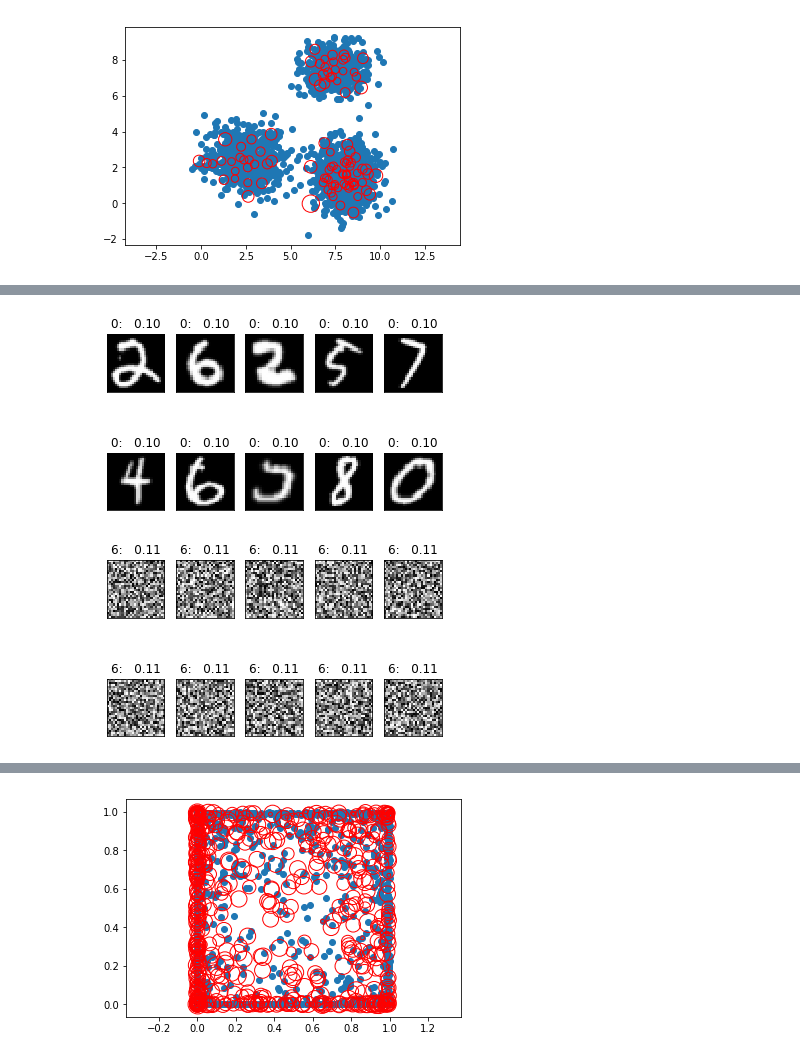
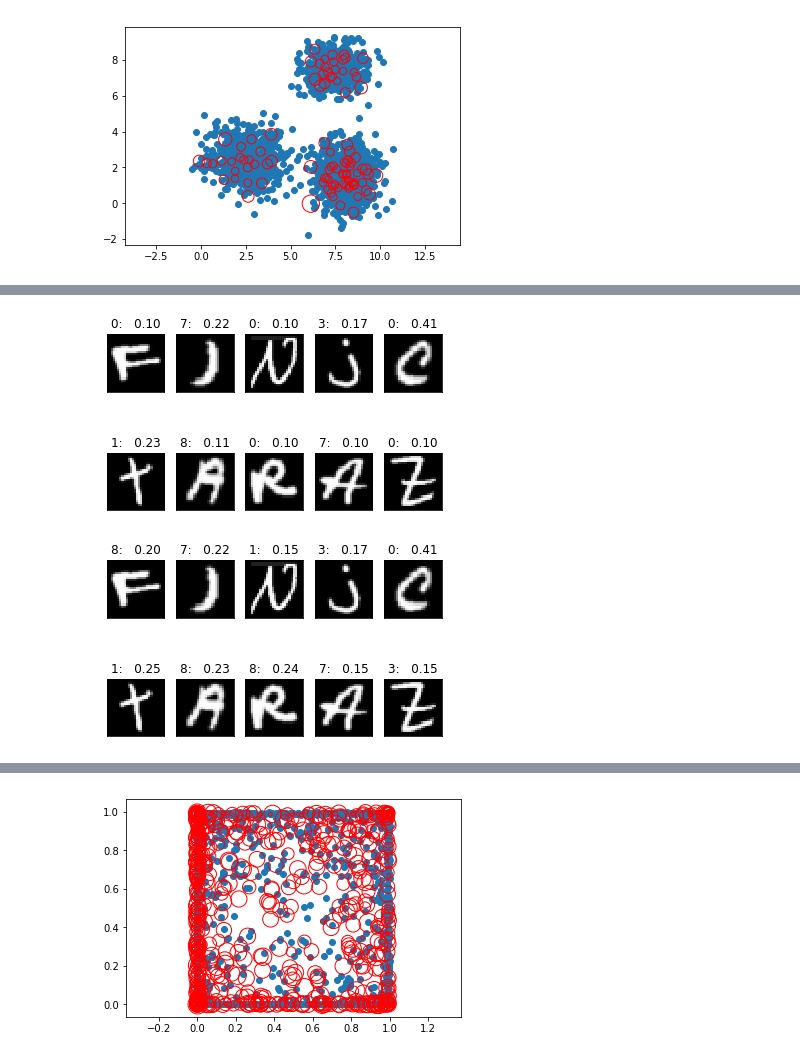
Before and after one commit to AlexMeinke/certified-certain-uncertainty, a Jupyter notebook: GMM.ipynb, the cells around one changed output, grey strips where cells are left out. Cells and saved outputs as stored; diff of their text form; code cells hidden in the pictures.

```diff
--- a/GMM.ipynb
+++ b/GMM.ipynb
@@ -289,7 +289,7 @@ EMNIST_test_loader_digits = torch.utils.data.DataLoader(
 
 X_MNIST = enumerate(gmm_loader).__next__()[1][0].view(gmm_loader.batch_size, 784)
 # %%
-def train(model, device, train_loader, optimizer, epoch, adv_loader):
+def train(model, device, train_loader, optimizer, epoch, adv_loader, verbose=True):
     model.train()
     min_loss = torch.tensor(10.).log()
     #for batch_idx, (data, target) in enumerate(train_loader):
@@ -306,7 +306,7 @@ def train(model, device, train_loader, optimizer, epoch, adv_loader):
         loss = F.nll_loss(output, target) - output_rand.sum()/(10*train_loader.batch_size)
         loss.backward()
         optimizer.step()
-        if batch_idx % 100 == 0:
+        if batch_idx % 100 == 0 and verbose:
             print('Train Epoch: {} [{}/{} ({:.0f}%)]\tLoss: {:.6f}'.format(
                 epoch, batch_idx * len(data), len(train_loader.dataset),
                 100. * batch_idx / len(train_loader), loss.item()))
@@ -366,3 +366,4 @@ Train Epoch: 2 [50000/60000 (83%)]      Loss: 2.709538
 # %%
 model = Net(base_model, X_MNIST, 700).to(device)
+model.log_pz_lam = torch.tensor(-740., device=device)
 # %%
@@ -379,0 +389,7 @@ for i in range(10):
+# %%
+lr = .000001
+momentum = .9
+
+optimizer = optim.SGD(model.parameters(), lr=lr, momentum=momentum)
+for epoch in range(3):
+    train(base_model, device, train_loader, optimizer, epoch, EMNIST_train_loader)
@@ -379,0 +415,20 @@ for i in range(10):
+# %%
+#data = enumerate(EMNIST_test_loader_digits).__next__()[1][0]
+y = model(data.to(device))
+
+for i in range(10):
+    plt.subplot(2,5,i+1)
+    plt.title(str(y.argmax(1)[i].item()) + ":   %.2f" % y[i].max().exp().item())
+    plt.imshow(data[i].squeeze(), cmap='gray', interpolation='none')
+    plt.xticks([])
+    plt.yticks([])
+plt.show()
+
+y = base_model(data.to(device))
+for i in range(10):
+    plt.subplot(2,5,i+1)
+    plt.title(str(y.argmax(1)[i].item()) + ":   %.2f" % y[i].max().exp().item())
+    plt.imshow(data[i].squeeze(), cmap='gray', interpolation='none')
+    plt.xticks([])
+    plt.yticks([])
+plt.show()
@@ -380,27 +438,24 @@ for i in range(10):
 # %%
-data = enumerate(EMNIST_test_loader_digits).__next__()[1][0]
+data = enumerate(EMNIST_test_loader).__next__()[1][0]
 y = model(data.to(device))
 
 for i in range(10):
     plt.subplot(2,5,i+1)
     plt.title(str(y.argmax(1)[i].item()) + ":   %.2f" % y[i].max().exp().item())
     plt.imshow(data[i].squeeze(), cmap='gray', interpolation='none')
     plt.xticks([])
     plt.yticks([])
+plt.show()
+
+y = base_model(data.to(device))
+
+for i in range(10):
+    plt.subplot(2,5,i+1)
+    plt.title(str(y.argmax(1)[i].item()) + ":   %.2f" % y[i].max().exp().item())
+    plt.imshow(data[i].squeeze(), cmap='gray', interpolation='none')
+    plt.xticks([])
+    plt.yticks([])
+plt.show()
 # %% [output]
-[figure, old version]
+[figure, new version]
+[figure, added]
-# %%
-import matplotlib.pyplot as plt
-
-x = torch.rand(10,1,28,28).to(device)
-y = model(x)
-x = x.cpu()
-fig = plt.figure()
-for i in range(10):
-    plt.subplot(2,5,i+1)
-    plt.title(str(y.argmax(1)[i].item()) + ":   %.2f" % y[i].max().exp().item())
-    plt.imshow(x.view((10, 1, 28, 28))[i].squeeze(), cmap='gray', interpolation='none')
-    plt.xticks([])
-    plt.yticks([])
-# %% [output]
-[figure, removed]
```
Also changed, not shown: parts of 13 cells of this notebook.
